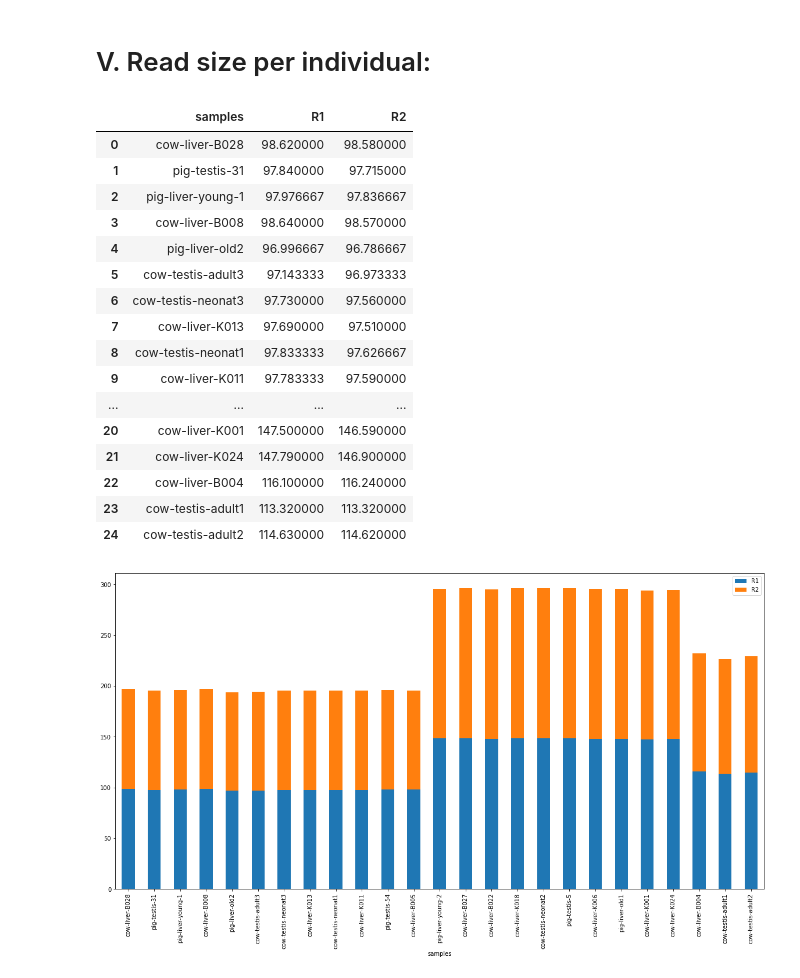
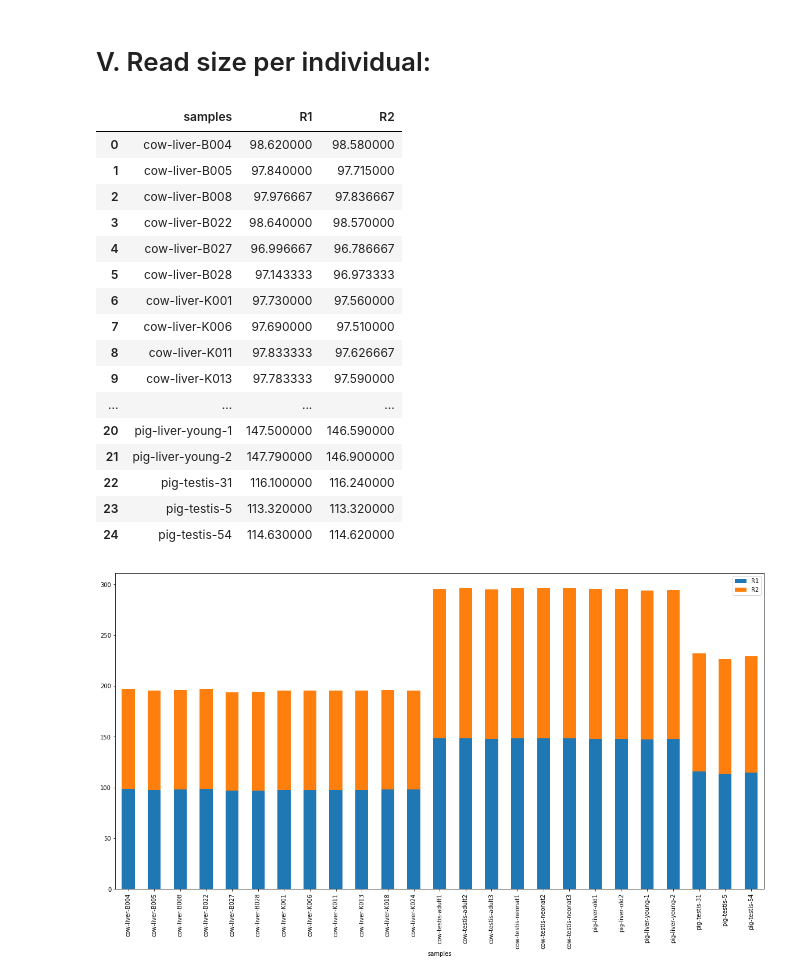
Before and after one commit to GenEpi-GenPhySE/circDetector, a Jupyter notebook: scripts/stats_mapping.ipynb, the cells around one changed output. Cells and saved outputs as stored; diff of their text form; code cells hidden in the pictures.

```diff
--- a/scripts/stats_mapping.ipynb
+++ b/scripts/stats_mapping.ipynb
@@ -146,18 +148,19 @@ df_clean.plot.bar(x='sample-read', stacked=True, figsize=(20,10));
 # II. Number of chimeric reads per individual:
 # %%
 # Select the number of chimeric reads for R1 and R2 per individual:
-columns_df2 = ['sample', 'sample_unit', 'read', 'sample-read', 'Number of chimeric reads']
-df2 = pd.DataFrame(df1, columns=columns_df2)
+columns_df2 = ['Number of chimeric reads']
+df2 = pd.DataFrame(df_new, columns=columns_df2)
+df2 = df2.unstack()
 
-samples = list(set(df2["sample"].to_list()))
-nb_cr_R1 = df2["Number of chimeric reads"][df2["read"]=="R1"].to_list()
-nb_cr_R2 = df2["Number of chimeric reads"][df2["read"]=="R2"].to_list()
+samples = df2.index.to_list()
+nb_cr_R1 = df2["Number of chimeric reads", "R1"].to_list()
+nb_cr_R2 = df2["Number of chimeric reads", "R2"].to_list()
 data = {'samples': samples, 'R1': nb_cr_R1, 'R2': nb_cr_R2}
 
-df3 = pd.DataFrame(data)
-display(df3)
+df2 = pd.DataFrame(data)
+display(df2)
 
 # Stacked bar plot:
-df3.plot.bar(x='samples', stacked=True, figsize=(20,10));
+df2.plot.bar(x='samples', stacked=True, figsize=(20,10));
 # %% [output]
 |  | samples | R1 | R2 |
@@ -219,7 +221,13 @@ df4.plot.bar(x='sample-read', stacked=True, figsize=(20,10));
 [figure]
 # %%
 # Pie:
-d = df3.set_index('sample-read')[['% of splices: Annotated (sjdb)','% of splices: Non-annotated']].T.to_dict('list')
+display(df_new)
+
+df_new["Number of splices: Non-annotated"] = df_new["Number of splices: Total"] - df_new["Number of splices: Annotated (sjdb)"]
+df_new["% of splices: Annotated (sjdb)"] = ((df_new["Number of splices: Annotated (sjdb)"] * 100) / df_new["Number of splices: Total"])
+df_new["% of splices: Non-annotated"] = ((df_new["Number of splices: Non-annotated"] * 100) / df_new["Number of splices: Total"])
+
+d = df_new.set_index('sample-read')[['% of splices: Annotated (sjdb)','% of splices: Non-annotated']].T.to_dict('list')
 df6 = pd.DataFrame(d, index=['Annotated', 'Non-annotated'])
 display(df6)
 
@@ -264,34 +291,35 @@ df4.plot.bar(x='sample-read', stacked=True, figsize=(20,10));
 # %% [markdown]
 # V. Read size per individual:
 # %%
-columns_df7 = ['sample', 'read', 'sample-read', 'Average mapped length']
-df7 = pd.DataFrame(df1, columns=columns_df7)
+columns_df5 = ['sample', 'read', 'Average mapped length']
+df5 = pd.DataFrame(df_new, columns=columns_df5)
 
-samples = list(set(df2["sample"].to_list()))
-read_size_R1 = df1["Average mapped length"][df1["read"]=="R1"].to_list()
-read_size_R2 = df1["Average mapped length"][df1["read"]=="R2"].to_list()
+samples = df2["samples"].to_list()
+read_size_R1 = df_new["Average mapped length"][df_new["read"]=="R1"].to_list()
+read_size_R2 = df_new["Average mapped length"][df_new["read"]=="R2"].to_list()
 data = {'samples': samples, 'R1': read_size_R1, 'R2': read_size_R2}
-df8 = pd.DataFrame(data)
-display(df8)
+
+df5 = pd.DataFrame(data)
+display(df5)
 
 # Stacked bar plot:
-df8.plot.bar(x='samples', stacked=True, figsize=(20,10));
+df5.plot.bar(x='samples', stacked=True, figsize=(20,10));
 # %% [output]
 |  | samples | R1 | R2 |
-| 0 | cow-liver-B028 | 98.620000 | 98.580000 |
-| 1 | pig-testis-31 | 97.840000 | 97.715000 |
-| 2 | pig-liver-young-1 | 97.976667 | 97.836667 |
-| 3 | cow-liver-B008 | 98.640000 | 98.570000 |
-| 4 | pig-liver-old2 | 96.996667 | 96.786667 |
-| 5 | cow-testis-adult3 | 97.143333 | 96.973333 |
-| 6 | cow-testis-neonat3 | 97.730000 | 97.560000 |
-| 7 | cow-liver-K013 | 97.690000 | 97.510000 |
-| 8 | cow-testis-neonat1 | 97.833333 | 97.626667 |
-| 9 | cow-liver-K011 | 97.783333 | 97.590000 |
+| 0 | cow-liver-B004 | 98.620000 | 98.580000 |
+| 1 | cow-liver-B005 | 97.840000 | 97.715000 |
+| 2 | cow-liver-B008 | 97.976667 | 97.836667 |
+| 3 | cow-liver-B022 | 98.640000 | 98.570000 |
+| 4 | cow-liver-B027 | 96.996667 | 96.786667 |
+| 5 | cow-liver-B028 | 97.143333 | 96.973333 |
+| 6 | cow-liver-K001 | 97.730000 | 97.560000 |
+| 7 | cow-liver-K006 | 97.690000 | 97.510000 |
+| 8 | cow-liver-K011 | 97.833333 | 97.626667 |
+| 9 | cow-liver-K013 | 97.783333 | 97.590000 |
 | ... | ... | ... | ... |
-| 20 | cow-liver-K001 | 147.500000 | 146.590000 |
-| 21 | cow-liver-K024 | 147.790000 | 146.900000 |
-| 22 | cow-liver-B004 | 116.100000 | 116.240000 |
-| 23 | cow-testis-adult1 | 113.320000 | 113.320000 |
-| 24 | cow-testis-adult2 | 114.630000 | 114.620000 |
+| 20 | pig-liver-young-1 | 147.500000 | 146.590000 |
+| 21 | pig-liver-young-2 | 147.790000 | 146.900000 |
+| 22 | pig-testis-31 | 116.100000 | 116.240000 |
+| 23 | pig-testis-5 | 113.320000 | 113.320000 |
+| 24 | pig-testis-54 | 114.630000 | 114.620000 |
-[figure, old version]
+[figure, new version]
```
Also changed, not shown: parts of 6 cells of this notebook.
